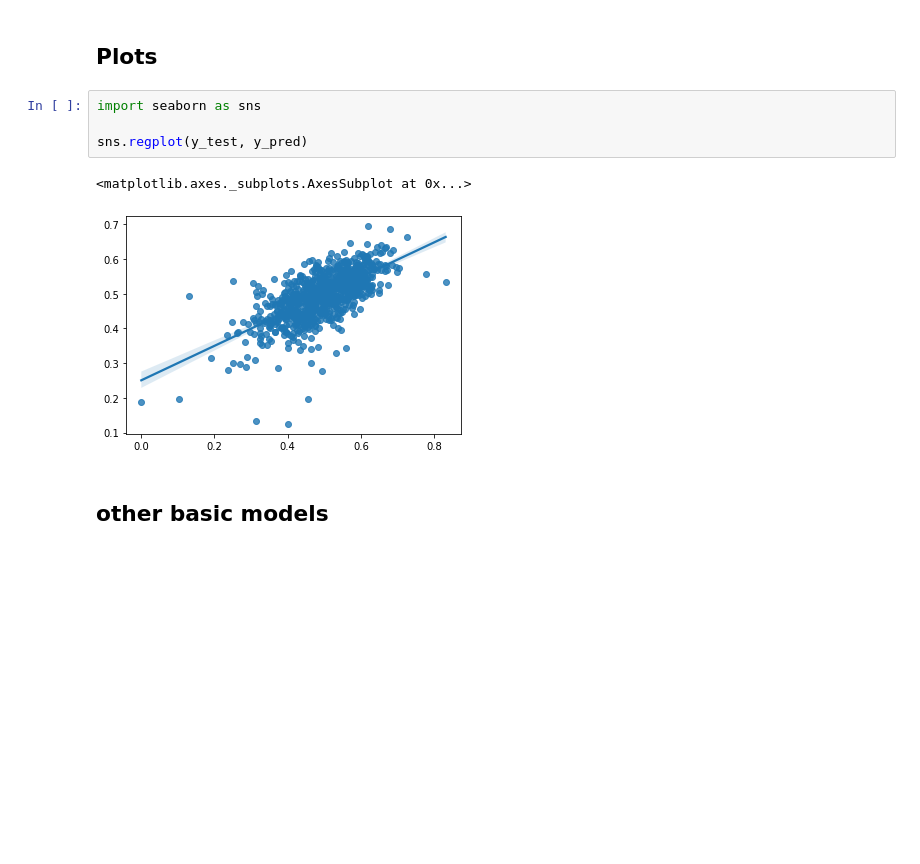
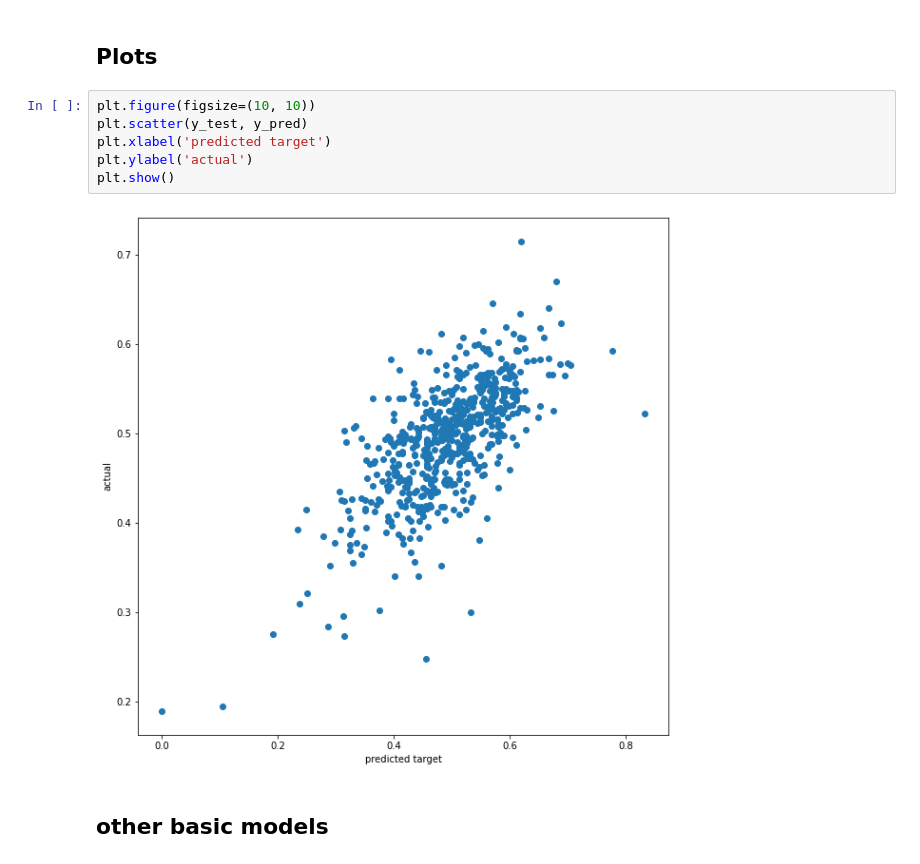
Before and after one commit to ShaliniR8/lahman-mlb, a Jupyter notebook: combined_features.ipynb, the cells around one changed output. Drawn from its saved outputs; the diff is of its cells as text; blank space fills up the shorter version.

Commit message:
simple plot

```diff
--- a/combined_features.ipynb
+++ b/combined_features.ipynb
@@ -318,13 +337,14 @@ print(cv_score)
 0.4360197209958413
 # %% [markdown]
 ## Plots
-# %%
-import seaborn as sns
-
-sns.regplot(y_test, y_pred)
-# %% [output]
-<matplotlib.axes._subplots.AxesSubplot at 0x...>
-[figure, removed]
+# %%
+plt.figure(figsize=(10, 10))
+plt.scatter(y_test, y_pred)
+plt.xlabel('predicted target')
+plt.ylabel('actual')
+plt.show()
+# %% [output]
+[figure, added]
 # %% [markdown]
 ## other basic models
 # %%
```
Also changed, not shown: parts of 6 cells of this notebook.
